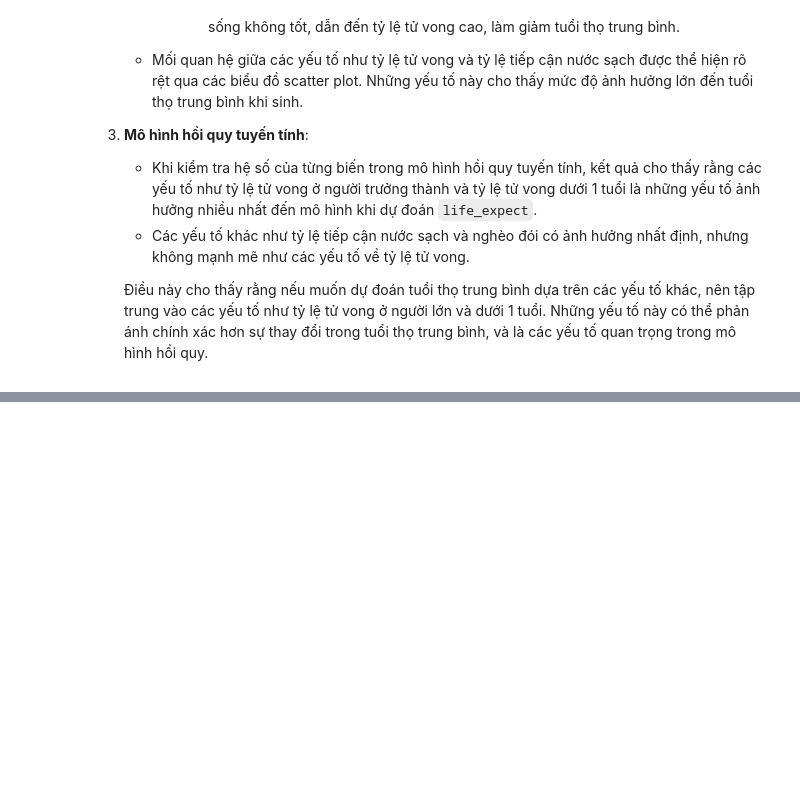
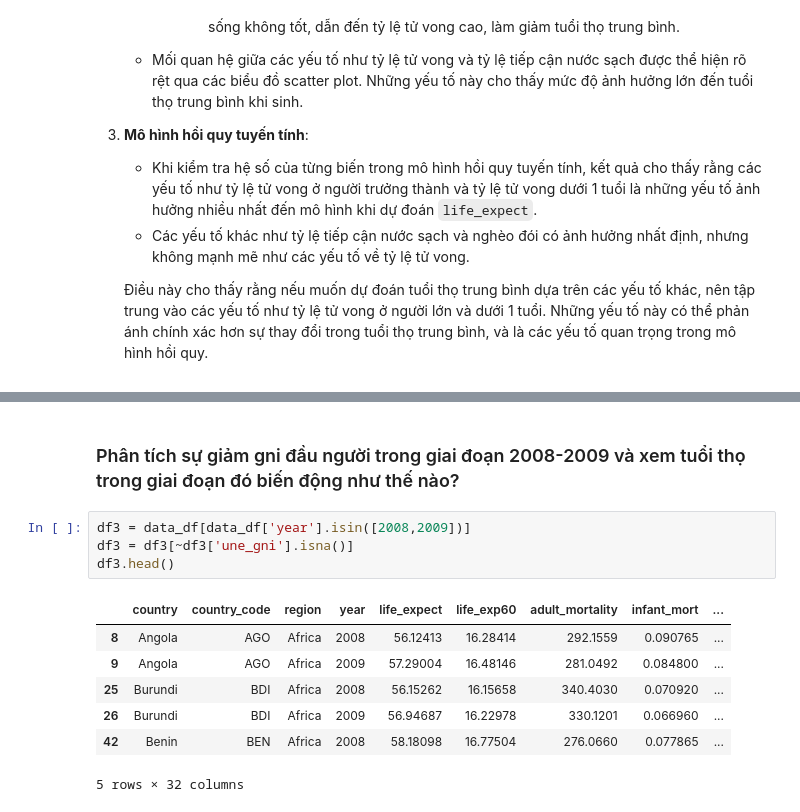
Before and after one commit to asde3458/P4DS, a Jupyter notebook: Source/Question.ipynb, the cells around one changed output, grey strips where cells are left out. Saved outputs shown, nothing was run; the diff lists cells and outputs as text; blank space fills up the shorter version.

```diff
--- a/Source/Question.ipynb
+++ b/Source/Question.ipynb
@@ -535,0 +591,14 @@ for i, v in enumerate(importance):
+# %% [markdown]
+### Phân tích sự giảm gni đầu người trong giai đoạn 2008-2009 và xem tuổi thọ trong giai đoạn đó biến động như thế nào?
+# %%
+df3 = data_df[data_df['year'].isin([2008,2009])]
+df3 = df3[~df3['une_gni'].isna()]
+df3.head()
+# %% [output]
+|  | country | country_code | region | year | life_expect | life_exp60 | adult_mortality | infant_mort | ... |
+| 8 | Angola | AGO | Africa | 2008 | 56.12413 | 16.28414 | 292.1559 | 0.090765 | ... |
+| 9 | Angola | AGO | Africa | 2009 | 57.29004 | 16.48146 | 281.0492 | 0.084800 | ... |
+| 25 | Burundi | BDI | Africa | 2008 | 56.15262 | 16.15658 | 340.4030 | 0.070920 | ... |
+| 26 | Burundi | BDI | Africa | 2009 | 56.94687 | 16.22978 | 330.1201 | 0.066960 | ... |
+| 42 | Benin | BEN | Africa | 2008 | 58.18098 | 16.77504 | 276.0660 | 0.077865 | ... |
+5 rows × 32 columns
```
Also changed, not shown: parts of 12 cells of this notebook, 6 other files.
